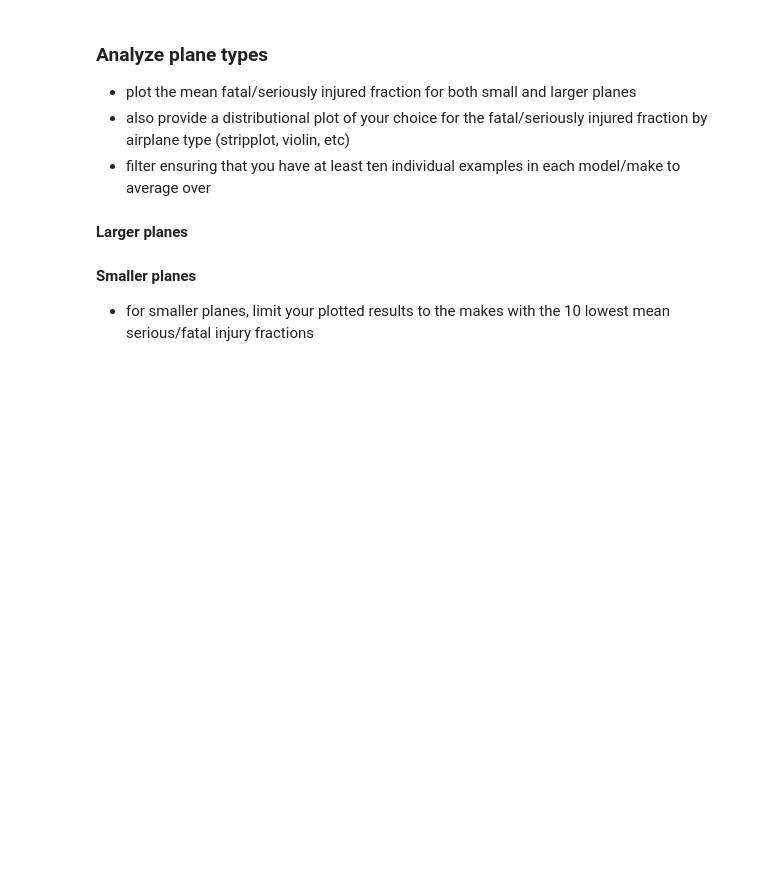
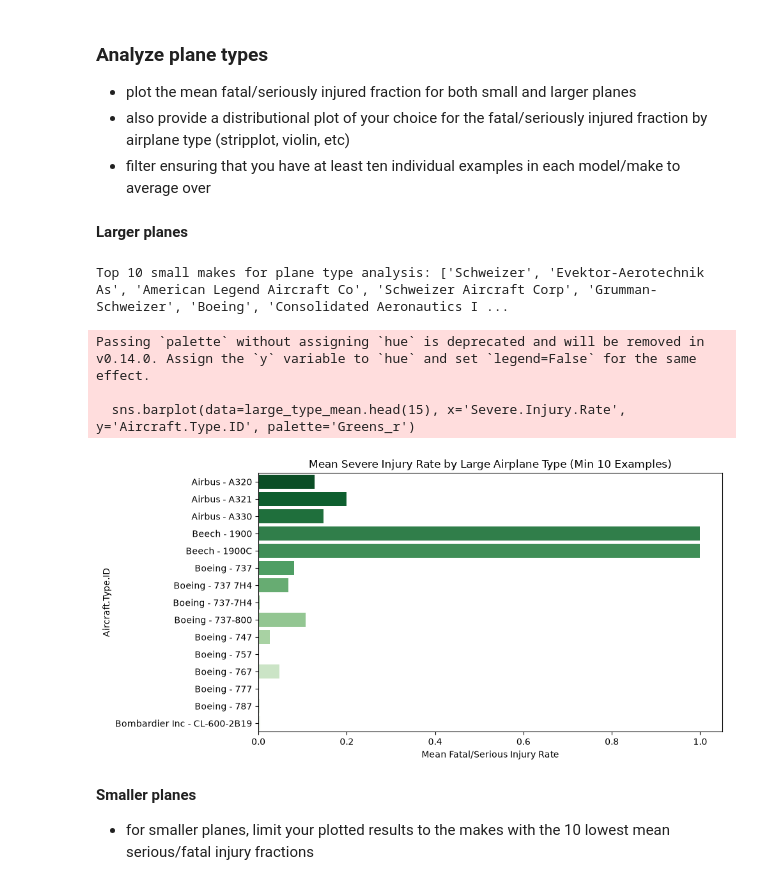
Before and after one commit to EdWachira/Moringa_Module2_Summative_Lab1, a Jupyter notebook: Aviation_Accidents_Data_Analysis.ipynb, the cells around one changed output. Saved outputs shown, nothing was run; the diff lists cells and outputs as text; code cells hidden in the pictures; blank space fills up the shorter version.

```diff
--- a/Aviation_Accidents_Data_Analysis.ipynb
+++ b/Aviation_Accidents_Data_Analysis.ipynb
@@ -248,6 +325,44 @@ Sort your results and keep the lowest 15.
 - filter ensuring that you have at least ten individual examples in each model/make to average over
 # %% [markdown]
 **Larger planes**
+# %%
+# Filter plane types with at least 10 individual examples in each model/make (Aircraft.Type.ID)
+type_counts = df_clean['Aircraft.Type.ID'].value_counts()
+valid_types = type_counts[type_counts >= 10].index
+df_filtered = df_clean[df_clean['Aircraft.Type.ID'].isin(valid_types)].copy()
+
+# Separate into small (< 20 occupants) and large (>= 20 occupants)
+small_df = df_filtered[df_filtered['Total.Occupants'] < 20].copy()
+large_df = df_filtered[df_filtered['Total.Occupants'] >= 20].copy()
+
+# 6.1 Plot mean fatal/seriously injured fraction for both small and larger planes (by type or comparison)
+# Let's compute mean injury rate by Aircraft.Type.ID for small and large
+small_type_mean = small_df.groupby('Aircraft.Type.ID')['Severe.Injury.Rate'].mean().reset_index()
+large_type_mean = large_df.groupby('Aircraft.Type.ID')['Severe.Injury.Rate'].mean().reset_index()
+
+# 6.4 For smaller planes, limit plotted results to the makes with the 10 lowest mean serious/fatal injury fractions
+# Let's find top 10 small makes with lowest mean serious/fatal injury fractions
+small_make_mean = small_df.groupby('Clean.Make')['Severe.Injury.Rate'].mean().reset_index()
+top10_small_makes = small_make_mean.sort_values(by='Severe.Injury.Rate').head(10)['Clean.Make'].tolist()
+
+small_df_top10 = small_df[small_df['Clean.Make'].isin(top10_small_makes)].copy()
+
+print("Top 10 small makes for plane type analysis:", top10_small_makes)
+# %% [output]
+Top 10 small makes for plane type analysis: ['Schweizer', 'Evektor-Aerotechnik As', 'American Legend Aircraft Co', 'Schweizer Aircraft Corp', 'Grumman-Schweizer', 'Boeing', 'Consolidated Aeronautics I ...
+# %%
+plt.figure(figsize=(10, 5))
+sns.barplot(data=large_type_mean.head(15), x='Severe.Injury.Rate', y='Aircraft.Type.ID', palette='Greens_r')
+plt.title('Mean Severe Injury Rate by Large Airplane Type (Min 10 Examples)')
+plt.xlabel('Mean Fatal/Serious Injury Rate')
+plt.tight_layout()
+plt.savefig('large_plane_types_mean.png')
+plt.show()
+# %% [output]
+Passing `palette` without assigning `hue` is deprecated and will be removed in v0.14.0. Assign the `y` variable to `hue` and set `legend=False` for the same effect.
+
+  sns.barplot(data=large_type_mean.head(15), x='Severe.Injury.Rate', y='Aircraft.Type.ID', palette='Greens_r')
+[figure, added]
 # %% [markdown]
 **Smaller planes**
 - for smaller planes, limit your plotted results to the makes with the 10 lowest mean serious/fatal injury fractions
```
Also changed, not shown: parts of 11 cells of this notebook, 3 other files.
